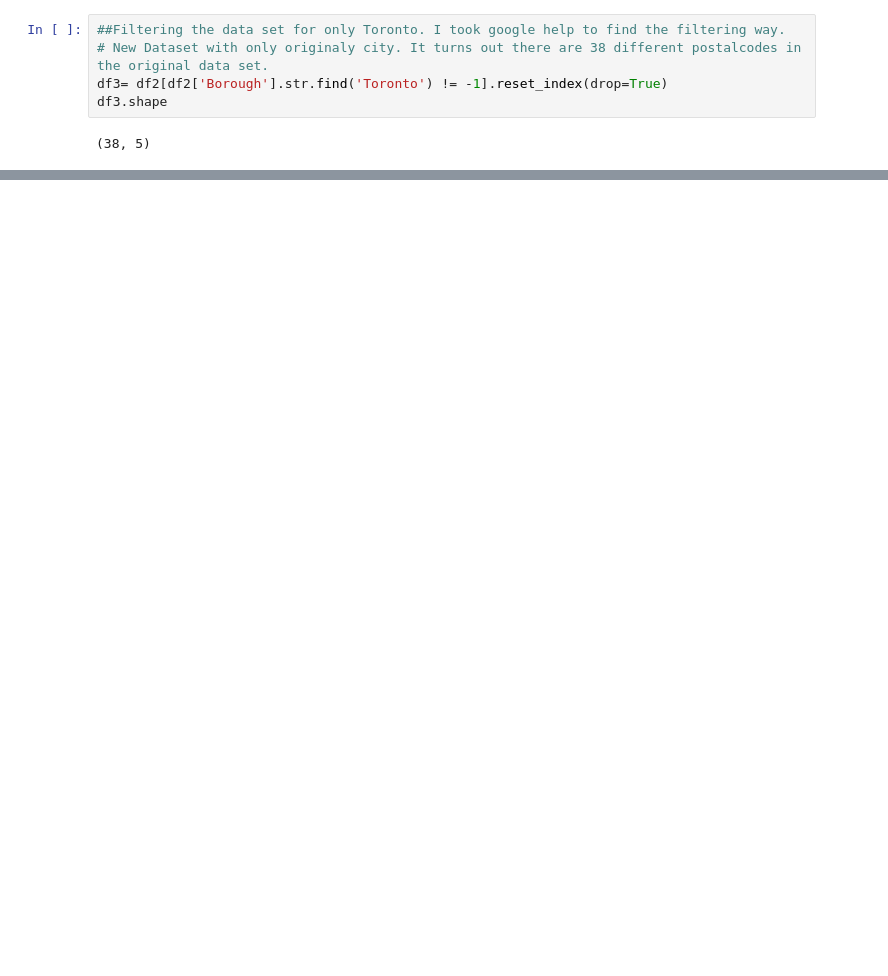
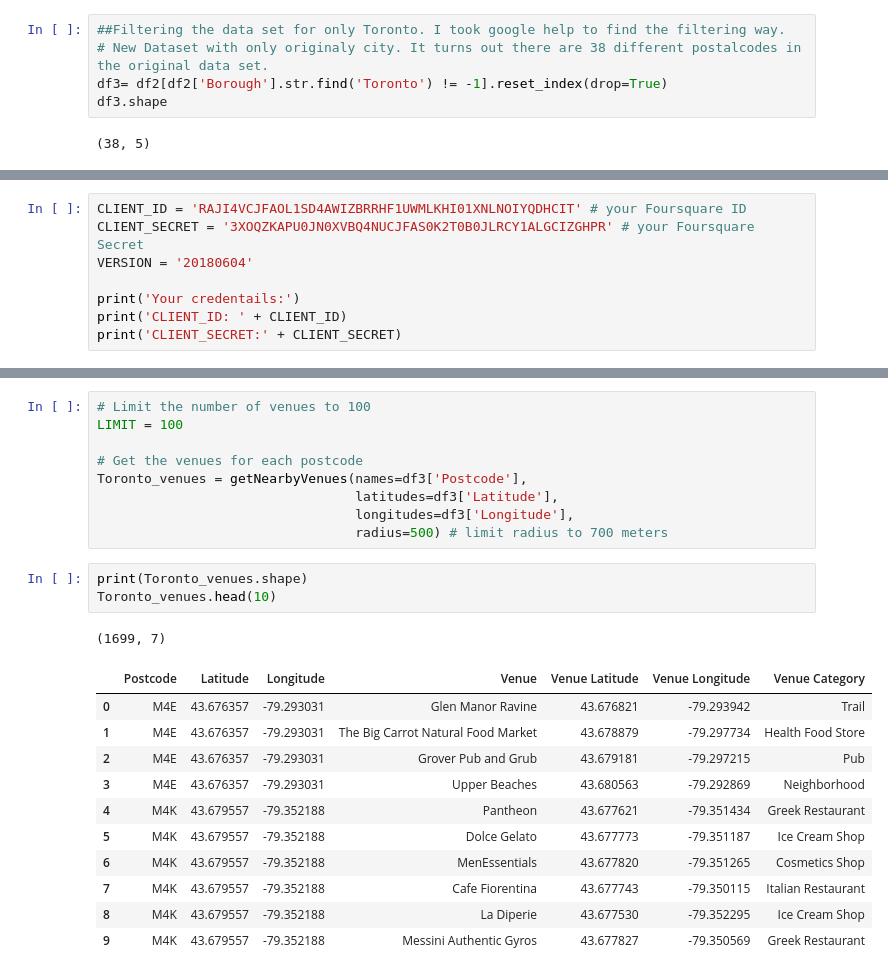
Before and after one commit to s-krosuri/github-example, a Jupyter notebook: Capstone2.ipynb, the cells around one changed output, grey strips where cells are left out. Cells and saved outputs as stored; diff of their text form; blank space fills up the shorter version.

```diff
--- a/Capstone2.ipynb
+++ b/Capstone2.ipynb
@@ -263,0 +269,8 @@ map_toronto
+# %%
+CLIENT_ID = 'RAJI4VCJFAOL1SD4AWIZBRRHF1UWMLKHI01XNLNOIYQDHCIT' # your Foursquare ID
+CLIENT_SECRET = '3XOQZKAPU0JN0XVBQ4NUCJFAS0K2T0B0JLRCY1ALGCIZGHPR' # your Foursquare Secret
+VERSION = '20180604'
+
+print('Your credentails:')
+print('CLIENT_ID: ' + CLIENT_ID)
+print('CLIENT_SECRET:' + CLIENT_SECRET)
@@ -263,0 +317,25 @@ map_toronto
+# %%
+# Limit the number of venues to 100
+LIMIT = 100
+
+# Get the venues for each postcode
+Toronto_venues = getNearbyVenues(names=df3['Postcode'],
+                                 latitudes=df3['Latitude'],
+                                 longitudes=df3['Longitude'],
+                                 radius=500) # limit radius to 700 meters
+# %%
+print(Toronto_venues.shape)
+Toronto_venues.head(10)
+# %% [output]
+(1699, 7)
+|  | Postcode | Latitude | Longitude | Venue | Venue Latitude | Venue Longitude | Venue Category |
+| 0 | M4E | 43.676357 | -79.293031 | Glen Manor Ravine | 43.676821 | -79.293942 | Trail |
+| 1 | M4E | 43.676357 | -79.293031 | The Big Carrot Natural Food Market | 43.678879 | -79.297734 | Health Food Store |
+| 2 | M4E | 43.676357 | -79.293031 | Grover Pub and Grub | 43.679181 | -79.297215 | Pub |
+| 3 | M4E | 43.676357 | -79.293031 | Upper Beaches | 43.680563 | -79.292869 | Neighborhood |
+| 4 | M4K | 43.679557 | -79.352188 | Pantheon | 43.677621 | -79.351434 | Greek Restaurant |
+| 5 | M4K | 43.679557 | -79.352188 | Dolce Gelato | 43.677773 | -79.351187 | Ice Cream Shop |
+| 6 | M4K | 43.679557 | -79.352188 | MenEssentials | 43.677820 | -79.351265 | Cosmetics Shop |
+| 7 | M4K | 43.679557 | -79.352188 | Cafe Fiorentina | 43.677743 | -79.350115 | Italian Restaurant |
+| 8 | M4K | 43.679557 | -79.352188 | La Diperie | 43.677530 | -79.352295 | Ice Cream Shop |
+| 9 | M4K | 43.679557 | -79.352188 | Messini Authentic Gyros | 43.677827 | -79.350569 | Greek Restaurant |
```
Also changed, not shown: parts of 25 cells of this notebook.
